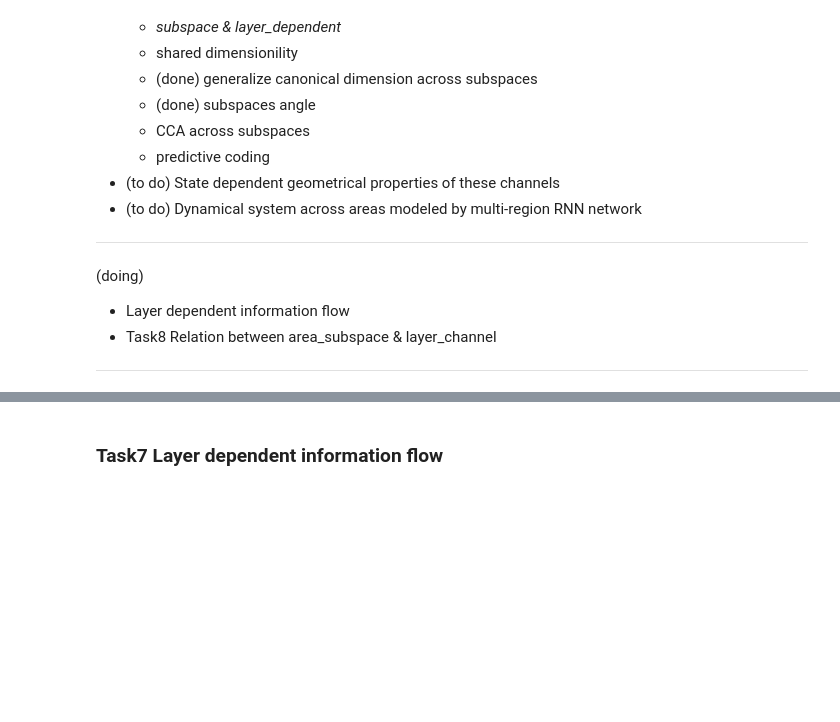
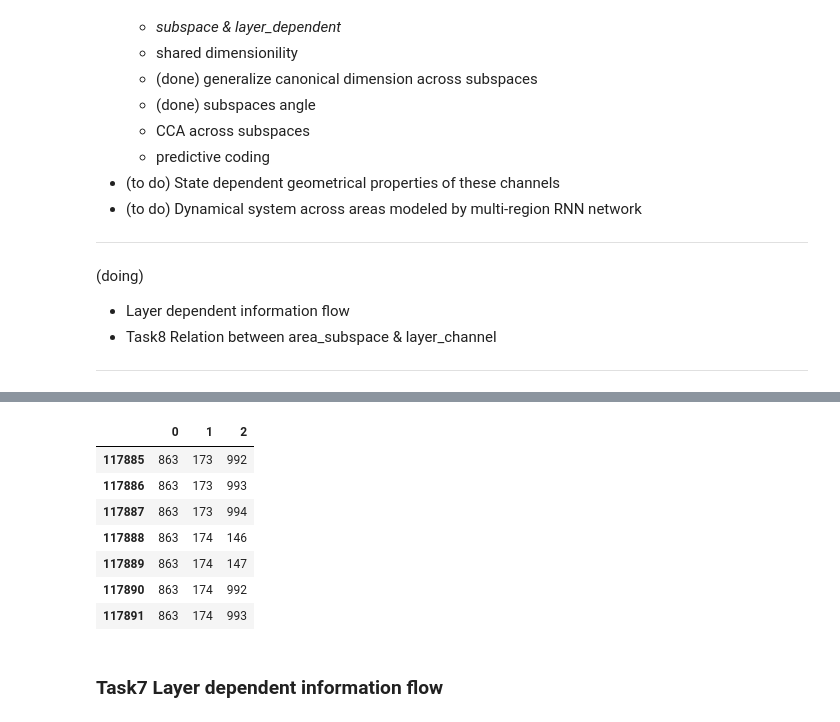
Before and after one commit to Jp-17/Coding_learning, a Jupyter notebook: Project_explore/Information flow across areas/CS_CCA_part5.ipynb, the cells around one changed output, grey strips where cells are left out. Cells and saved outputs as stored; diff of their text form; code cells hidden in the pictures; blank space fills up the shorter version.

```diff
--- a/Project_explore/Information flow across areas/CS_CCA_part5.ipynb
+++ b/Project_explore/Information flow across areas/CS_CCA_part5.ipynb
@@ -47,0 +211,11 @@ from allensdk.brain_observatory.ecephys.ecephys_project_cache import EcephysProj
+# %%
+df.iloc[117885:]
+# %% [output]
+|  | 0 | 1 | 2 |
+| 117885 | 863 | 173 | 992 |
+| 117886 | 863 | 173 | 993 |
+| 117887 | 863 | 173 | 994 |
+| 117888 | 863 | 174 | 146 |
+| 117889 | 863 | 174 | 147 |
+| 117890 | 863 | 174 | 992 |
+| 117891 | 863 | 174 | 993 |
```
Also changed, not shown: parts of 13 cells of this notebook, 2 other files.
